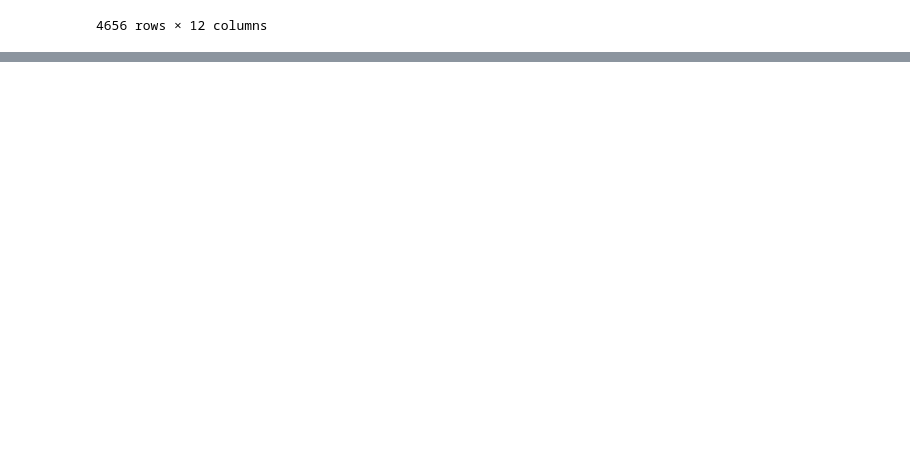
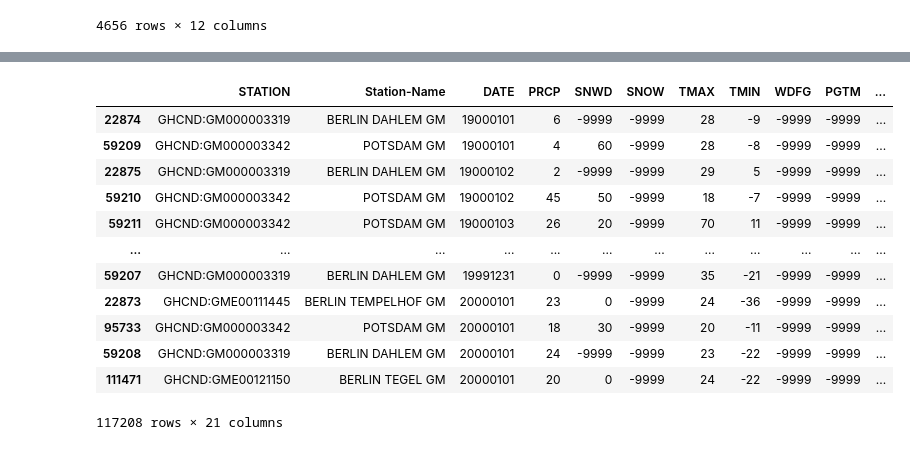
Before and after one commit to SandraKrishnan99/ML, a Jupyter notebook: Pandas3.ipynb, the cells around one changed output, grey strips where cells are left out. Drawn from its saved outputs; the diff is of its cells as text; code cells hidden in the pictures; blank space fills up the shorter version.

```diff
--- a/Pandas3.ipynb
+++ b/Pandas3.ipynb
@@ -230,0 +338,18 @@ df1[df1.isnull().any(axis=1)]
+# %%
+#Ans)
+
+df2.sort_values("DATE",ascending=True)
+# %% [output]
+|  | STATION | Station-Name | DATE | PRCP | SNWD | SNOW | TMAX | TMIN | WDFG | PGTM | ... |
+| 22874 | GHCND:GM000003319 | BERLIN DAHLEM GM | 19000101 | 6 | -9999 | -9999 | 28 | -9 | -9999 | -9999 | ... |
+| 59209 | GHCND:GM000003342 | POTSDAM GM | 19000101 | 4 | 60 | -9999 | 28 | -8 | -9999 | -9999 | ... |
+| 22875 | GHCND:GM000003319 | BERLIN DAHLEM GM | 19000102 | 2 | -9999 | -9999 | 29 | 5 | -9999 | -9999 | ... |
+| 59210 | GHCND:GM000003342 | POTSDAM GM | 19000102 | 45 | 50 | -9999 | 18 | -7 | -9999 | -9999 | ... |
+| 59211 | GHCND:GM000003342 | POTSDAM GM | 19000103 | 26 | 20 | -9999 | 70 | 11 | -9999 | -9999 | ... |
+| ... | ... | ... | ... | ... | ... | ... | ... | ... | ... | ... | ... |
+| 59207 | GHCND:GM000003319 | BERLIN DAHLEM GM | 19991231 | 0 | -9999 | -9999 | 35 | -21 | -9999 | -9999 | ... |
+| 22873 | GHCND:GME00111445 | BERLIN TEMPELHOF GM | 20000101 | 23 | 0 | -9999 | 24 | -36 | -9999 | -9999 | ... |
+| 95733 | GHCND:GM000003342 | POTSDAM GM | 20000101 | 18 | 30 | -9999 | 20 | -11 | -9999 | -9999 | ... |
+| 59208 | GHCND:GM000003319 | BERLIN DAHLEM GM | 20000101 | 24 | -9999 | -9999 | 23 | -22 | -9999 | -9999 | ... |
+| 111471 | GHCND:GME00121150 | BERLIN TEGEL GM | 20000101 | 20 | 0 | -9999 | 24 | -22 | -9999 | -9999 | ... |
+117208 rows × 21 columns
```
Also changed, not shown: parts of 26 cells of this notebook.
